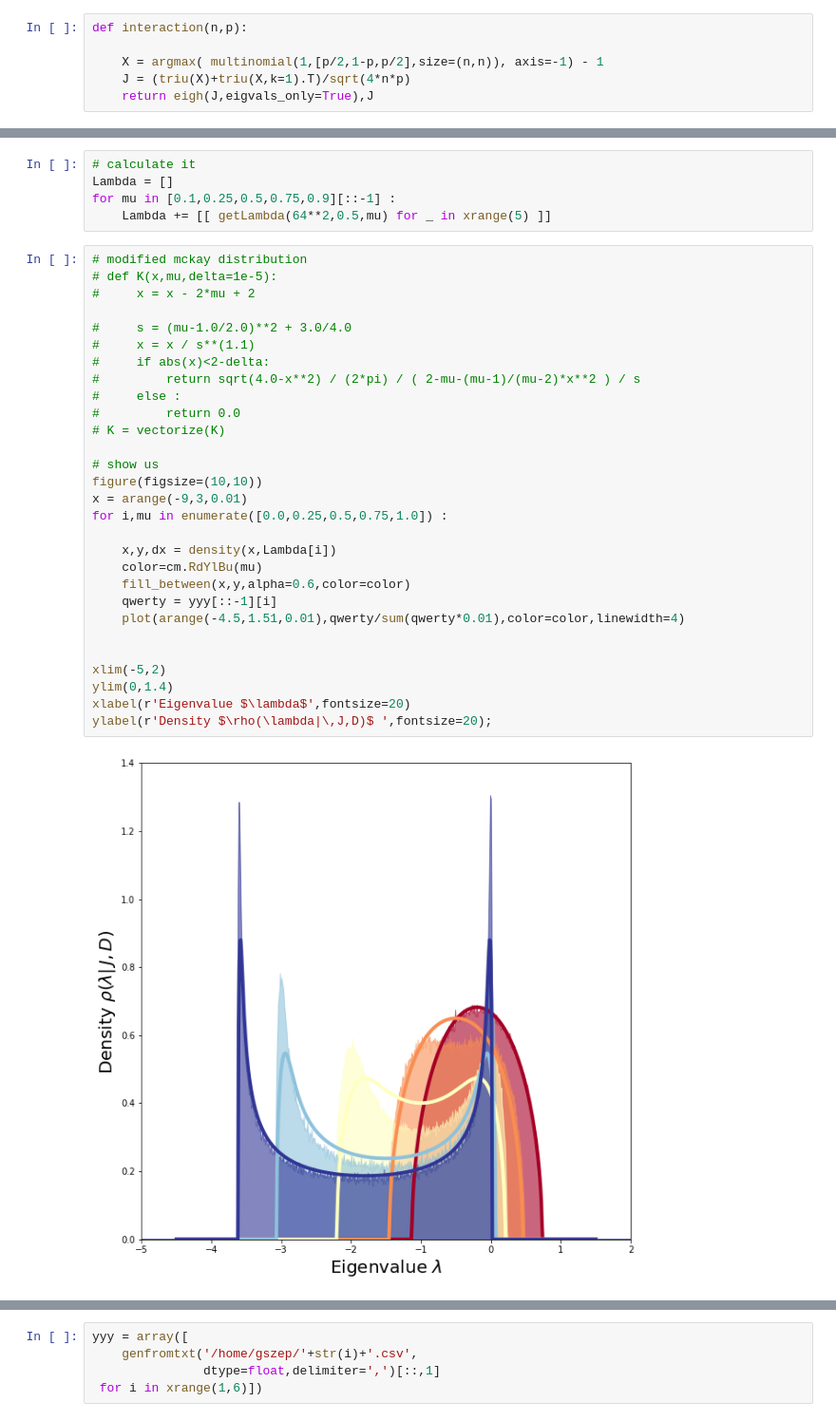
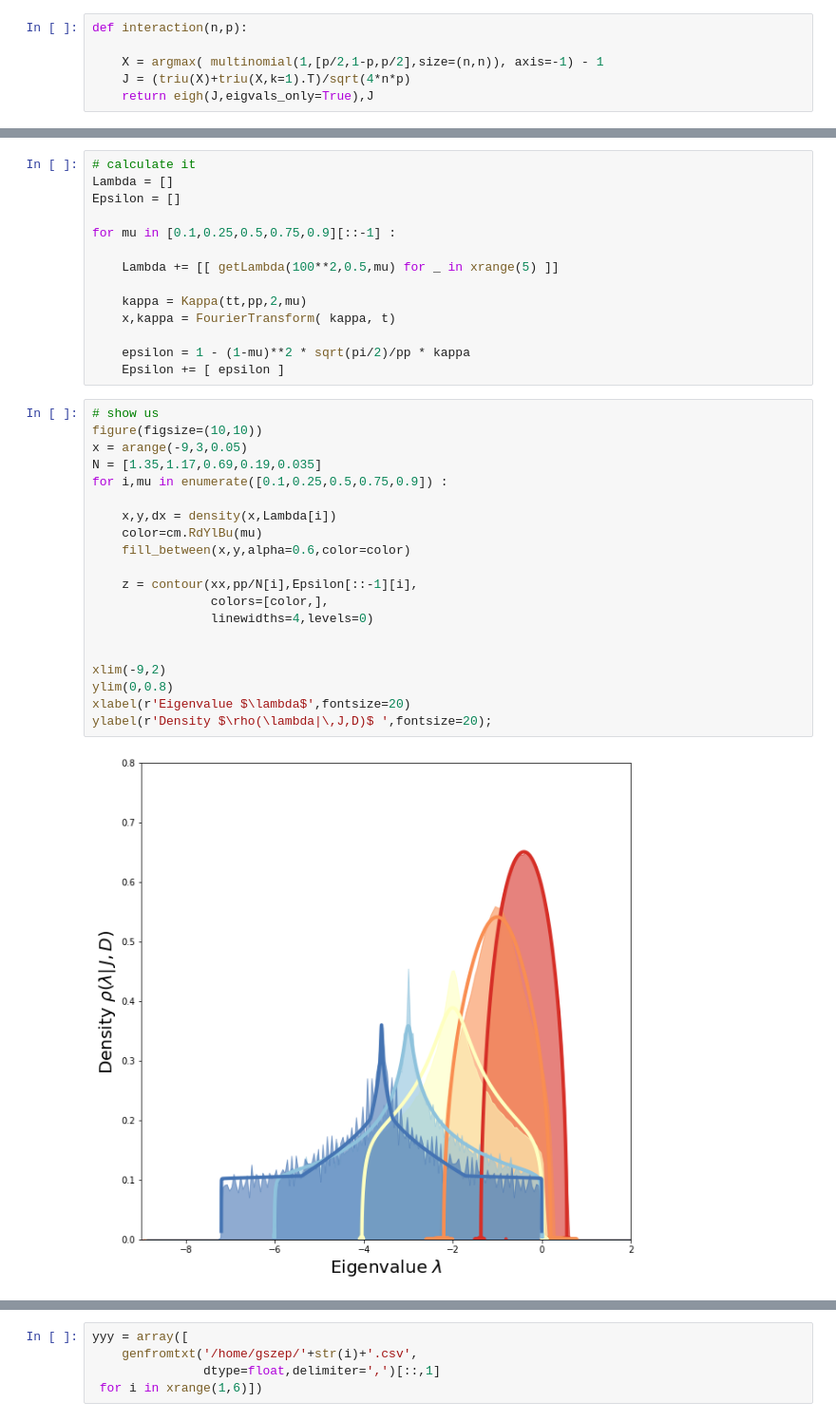
Before and after one commit to gszep/Equlibrium-and-Dynamics-of-the-Spherical-Model, a Jupyter notebook: figures.ipynb, the cells around one changed output, grey strips where cells are left out. Shown: that part at 95% size. Cells and saved outputs as stored; diff of their text form.

```diff
--- a/figures.ipynb
+++ b/figures.ipynb
@@ -62,36 +135,36 @@ ValueError: could not broadcast input array from shape (500,500) into shape (500
 # %%
 # calculate it
 Lambda = []
+Epsilon = []
+
 for mu in [0.1,0.25,0.5,0.75,0.9][::-1] :
-    Lambda += [[ getLambda(64**2,0.5,mu) for _ in xrange(5) ]]
+
+    Lambda += [[ getLambda(100**2,0.5,mu) for _ in xrange(5) ]]
+
+    kappa = Kappa(tt,pp,2,mu)
+    x,kappa = FourierTransform( kappa, t)
+
+    epsilon = 1 - (1-mu)**2 * sqrt(pi/2)/pp * kappa
+    Epsilon += [ epsilon ]
 # %%
-# modified mckay distribution
-# def K(x,mu,delta=1e-5):
-#     x = x - 2*mu + 2
-
-#     s = (mu-1.0/2.0)**2 + 3.0/4.0
-#     x = x / s**(1.1)
-#     if abs(x)<2-delta:
-#         return sqrt(4.0-x**2) / (2*pi) / ( 2-mu-(mu-1)/(mu-2)*x**2 ) / s
-#     else :
-#         return 0.0
-# K = vectorize(K)
-
 # show us
 figure(figsize=(10,10))
-x = arange(-9,3,0.01)
-for i,mu in enumerate([0.0,0.25,0.5,0.75,1.0]) :
+x = arange(-9,3,0.05)
+N = [1.35,1.17,0.69,0.19,0.035]
+for i,mu in enumerate([0.1,0.25,0.5,0.75,0.9]) :
 
     x,y,dx = density(x,Lambda[i])
     color=cm.RdYlBu(mu)
     fill_between(x,y,alpha=0.6,color=color)
-    qwerty = yyy[::-1][i]
-    plot(arange(-4.5,1.51,0.01),qwerty/sum(qwerty*0.01),color=color,linewidth=4)
+
+    z = contour(xx,pp/N[i],Epsilon[::-1][i],
+                colors=[color,],
+                linewidths=4,levels=0)
 
 
-xlim(-5,2)
-ylim(0,1.4)
+xlim(-9,2)
+ylim(0,0.8)
 xlabel(r'Eigenvalue $\lambda$',fontsize=20)
 ylabel(r'Density $\rho(\lambda|\,J,D)$ ',fontsize=20);
 # %% [output]
-[figure, old version]
+[figure, new version]
```
Also changed, not shown: parts of 24 cells of this notebook, 17 other files.
